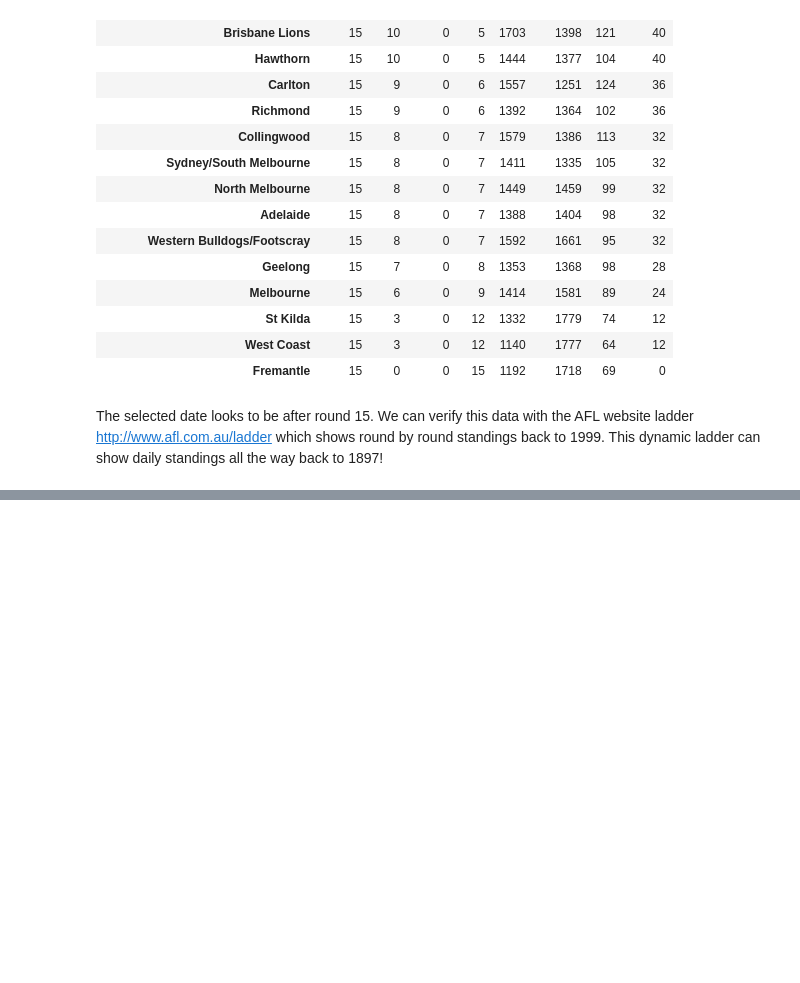
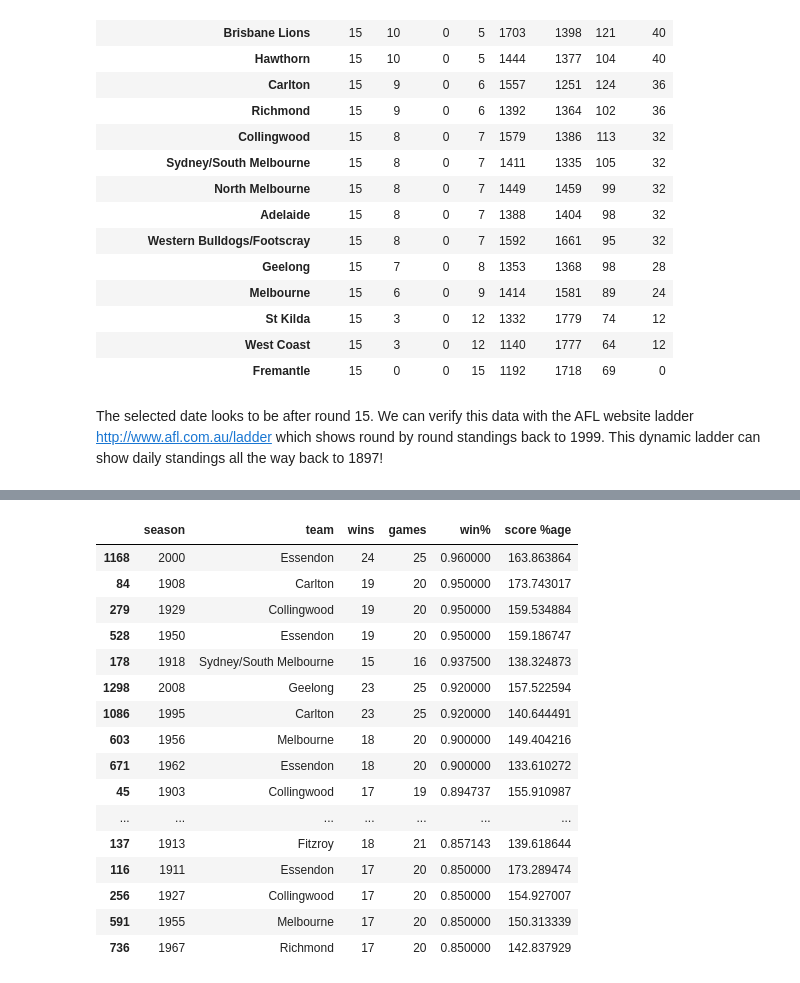
Before and after one commit to bensharkey3/Analysing-All-Time-AFL-Games-Data, a Jupyter notebook: AFL_tables_all_time_games.ipynb, the cells around one changed output, grey strips where cells are left out. Drawn from its saved outputs; the diff is of its cells as text; code cells hidden in the pictures; blank space fills up the shorter version.

```diff
--- a/AFL_tables_all_time_games.ipynb
+++ b/AFL_tables_all_time_games.ipynb
@@ -321,3 +354,45 @@ The selected date looks to be after round 15. We can verify this data with the A
+# %%
+df2_grouped = pd.merge(df2_home, df2_away, on=['date','team'])
+
+df2_grouped['games'] = df2_grouped['home games'] + df2_grouped['away games']
+
+df2_grouped['for'] = df2_grouped['for_x'] + df2_grouped['for_y']
+
+df2_grouped['against'] = df2_grouped['against_x'] + df2_grouped['against_y']
+
+df2_grouped.drop(['home games','away games','for_x','for_y','against_x','against_y'], axis=1, inplace=True)
+# %%
+winpc = pd.merge(df2_wins, df2_grouped, on=['date','team'])
+# %%
+winpc['win%'] = winpc['wins'] / winpc['games']
+
+winpc['%'] = winpc['for']*100 / winpc['against']
+# %%
+winpc.drop(['for','against'], axis=1, inplace=True)
+
+winpc.columns = ['season','team','wins','games','win%','score %age']
+# %%
+winpc.sort_values(['win%','score %age'], ascending=False, inplace=True)
+
+winpc.head(25)
+# %% [output]
+|  | season | team | wins | games | win% | score %age |
+| 1168 | 2000 | Essendon | 24 | 25 | 0.960000 | 163.863864 |
+| 84 | 1908 | Carlton | 19 | 20 | 0.950000 | 173.743017 |
+| 279 | 1929 | Collingwood | 19 | 20 | 0.950000 | 159.534884 |
+| 528 | 1950 | Essendon | 19 | 20 | 0.950000 | 159.186747 |
+| 178 | 1918 | Sydney/South Melbourne | 15 | 16 | 0.937500 | 138.324873 |
+| 1298 | 2008 | Geelong | 23 | 25 | 0.920000 | 157.522594 |
+| 1086 | 1995 | Carlton | 23 | 25 | 0.920000 | 140.644491 |
+| 603 | 1956 | Melbourne | 18 | 20 | 0.900000 | 149.404216 |
+| 671 | 1962 | Essendon | 18 | 20 | 0.900000 | 133.610272 |
+| 45 | 1903 | Collingwood | 17 | 19 | 0.894737 | 155.910987 |
+| ... | ... | ... | ... | ... | ... | ... |
+| 137 | 1913 | Fitzroy | 18 | 21 | 0.857143 | 139.618644 |
+| 116 | 1911 | Essendon | 17 | 20 | 0.850000 | 173.289474 |
+| 256 | 1927 | Collingwood | 17 | 20 | 0.850000 | 154.927007 |
+| 591 | 1955 | Melbourne | 17 | 20 | 0.850000 | 150.313339 |
+| 736 | 1967 | Richmond | 17 | 20 | 0.850000 | 142.837929 |
 # %%
 # ideas
 
```
Also changed, not shown: parts of 14 cells of this notebook.
